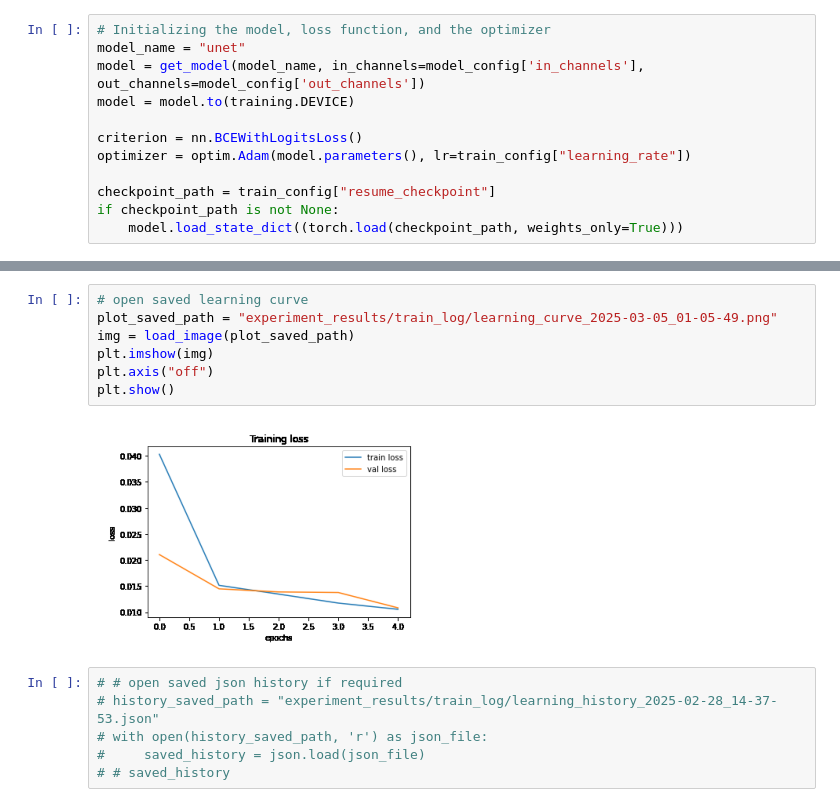
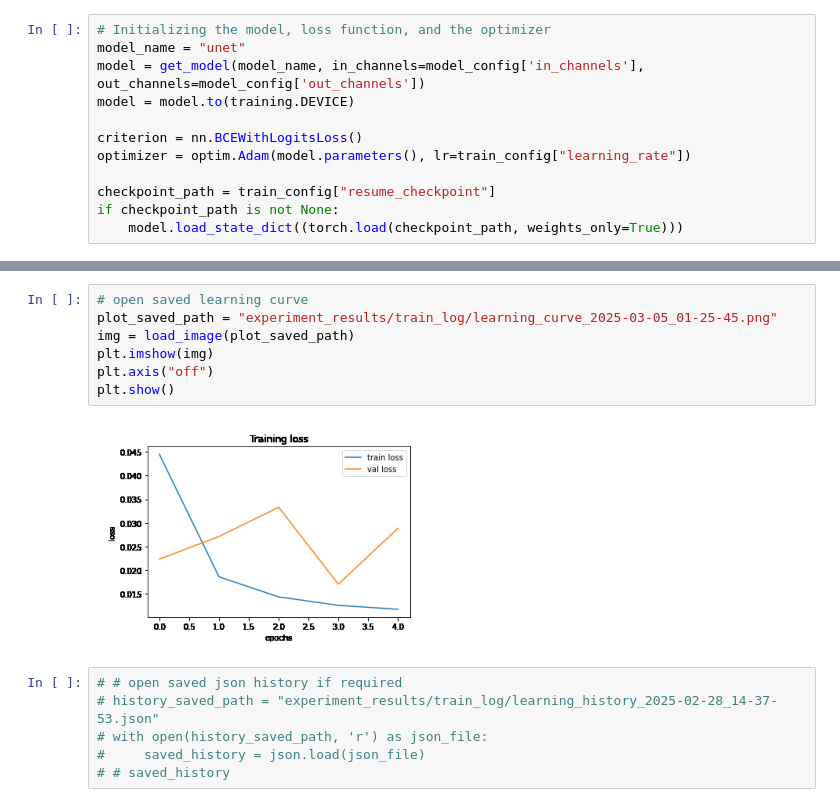
Before and after one commit to dfenny/LaneQ, a Jupyter notebook: segmentation/Unet_train_inference.ipynb, the cells around one changed output, grey strips where cells are left out. Cells and saved outputs as stored; diff of their text form.

```diff
--- a/segmentation/Unet_train_inference.ipynb
+++ b/segmentation/Unet_train_inference.ipynb
@@ -177,12 +179,12 @@ Training Completed! Total time: 4.2582 min
 # %%
 # open saved learning curve
-plot_saved_path = "experiment_results/train_log/learning_curve_2025-03-05_01-05-49.png"
+plot_saved_path = "experiment_results/train_log/learning_curve_2025-03-05_01-25-45.png"
 img = load_image(plot_saved_path)
 plt.imshow(img)
 plt.axis("off")
 plt.show()
 # %% [output]
-[figure, old version]
+[figure, new version]
 # %%
 # # open saved json history if required
 # history_saved_path = "experiment_results/train_log/learning_history_2025-02-28_14-37-53.json"
```
Also changed, not shown: parts of 7 cells of this notebook.
